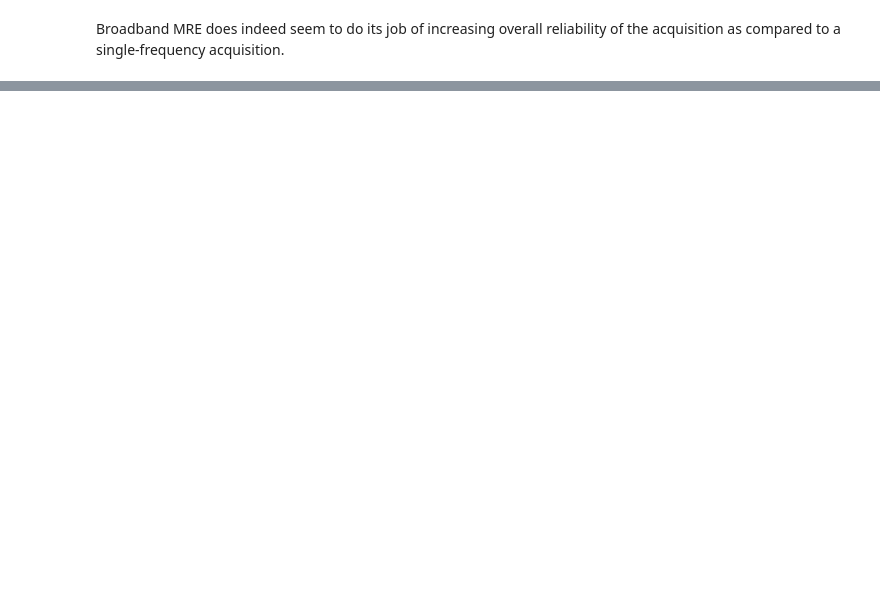
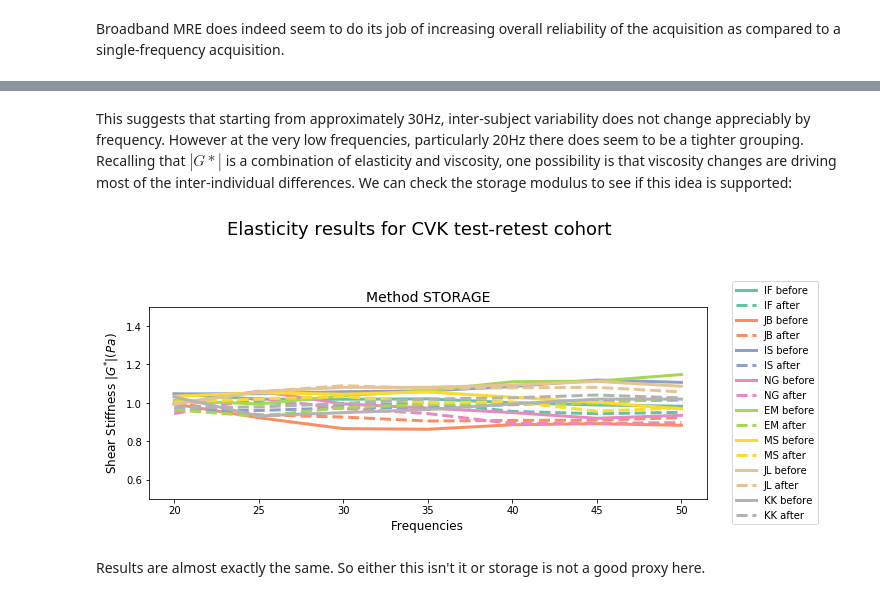
Before and after one commit to ericbarnhill/CVK-test-retest, a Jupyter notebook: CVK Test-Retest Investigations.ipynb, the cells around one changed output, grey strips where cells are left out. Saved outputs shown, nothing was run; the diff lists cells and outputs as text; code cells hidden in the pictures; blank space fills up the shorter version.

```diff
--- a/CVK Test-Retest Investigations.ipynb
+++ b/CVK Test-Retest Investigations.ipynb
@@ -461,0 +501,8 @@ So, the pattern appears to be consistently followed and the bar chart is suffici
+# %% [markdown]
+This suggests that starting from approximately 30Hz, inter-subject variability does not change appreciably by frequency. However at the very low frequencies, particularly 20Hz there does seem to be a tighter grouping. Recalling that $|G*|$ is a combination of elasticity and viscosity, one possibility is that viscosity changes are driving most of the inter-individual differences. We can check the storage modulus to see if this idea is supported:
+# %%
+plot_frequency_subset(normalize_by_frequency(g_wide_storage), ylims=[0.5, 1.5])
+# %% [output]
+[figure, added]
+# %% [markdown]
+Results are almost exactly the same. So either this isn't it or storage is not a good proxy here.
```
Also changed, not shown: parts of 20 cells of this notebook, 1 other file.
